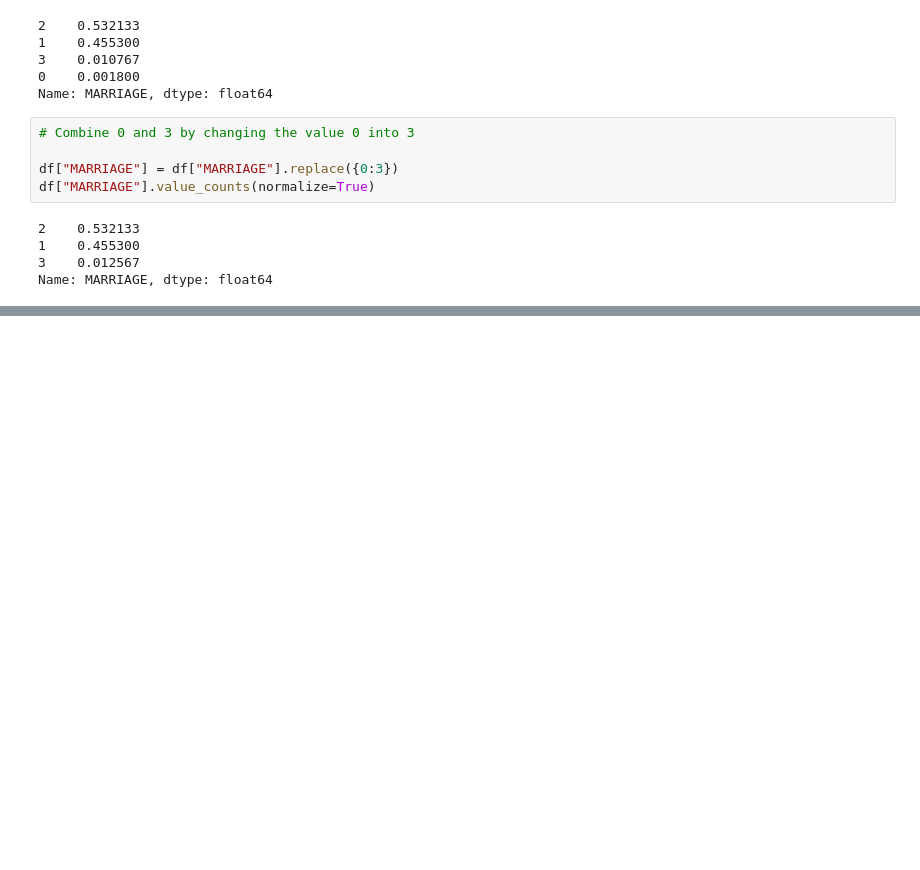
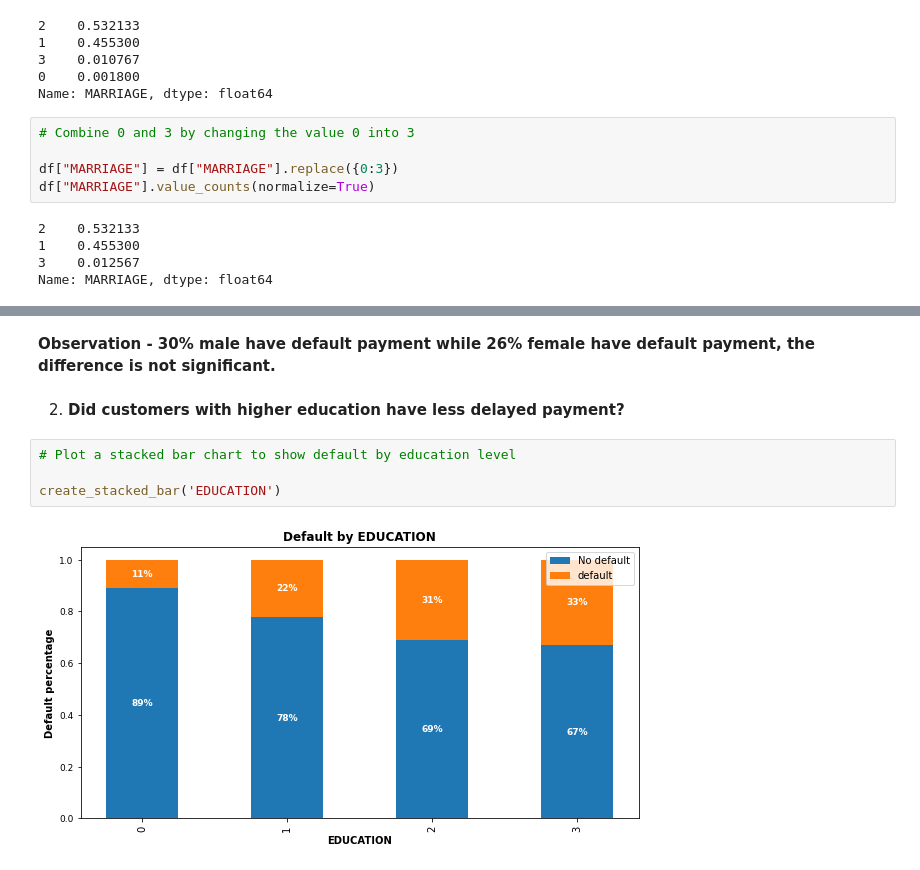
Before and after one commit to DSJibran/Credit-Card-Default-Prediction, a Jupyter notebook: Credit_Card_Default_Prediction.ipynb, the cells around one changed output, grey strips where cells are left out. Cells and saved outputs as stored; diff of their text form; blank space fills up the shorter version.

```diff
--- a/Credit_Card_Default_Prediction.ipynb
+++ b/Credit_Card_Default_Prediction.ipynb
@@ -385,0 +459,10 @@ Name: MARRIAGE, dtype: float64
+# %% [markdown]
+**Observation - 30% male have default payment while 26% female have default payment, the difference is not significant.**
+# %% [markdown]
+2. **Did customers with higher education have less delayed payment?**
+# %%
+# Plot a stacked bar chart to show default by education level
+
+create_stacked_bar('EDUCATION')
+# %% [output]
+[figure, added]
```
Also changed, not shown: parts of 27 cells of this notebook.
